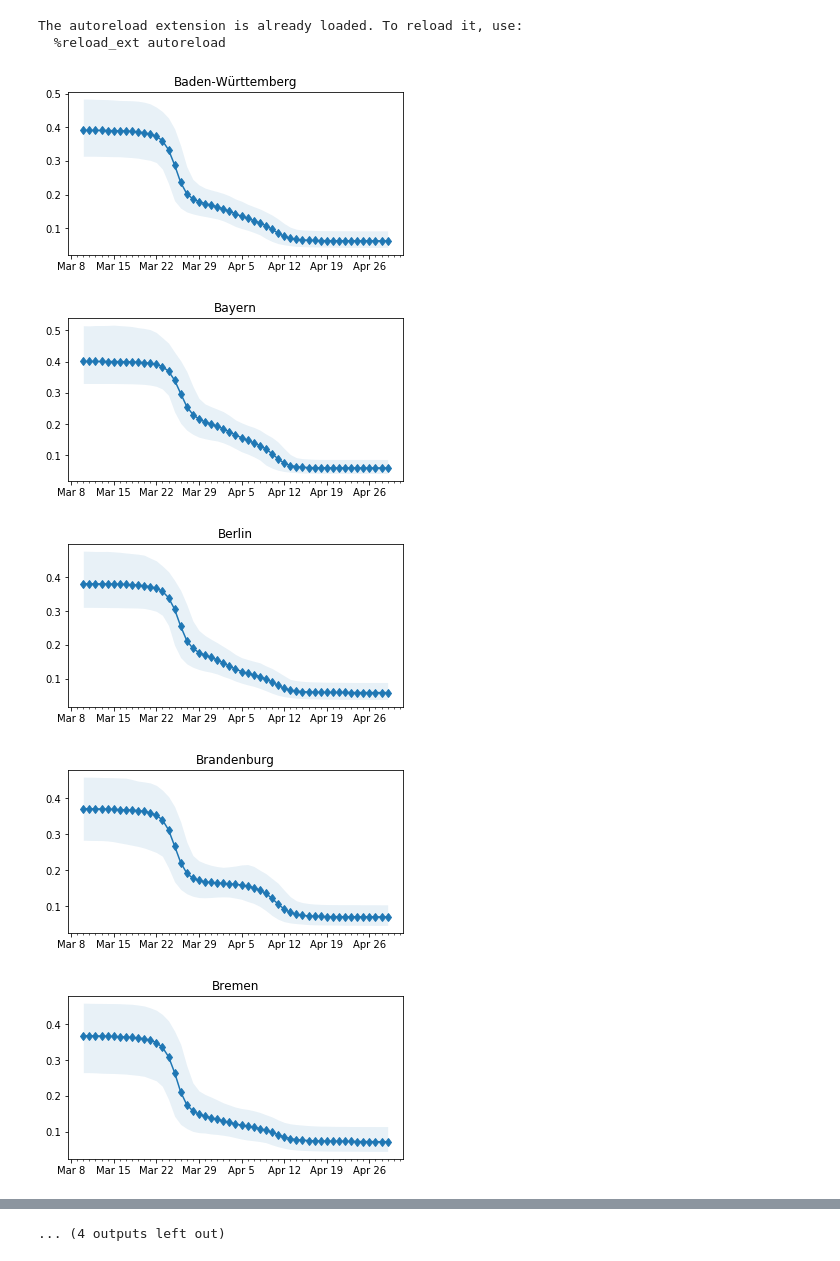
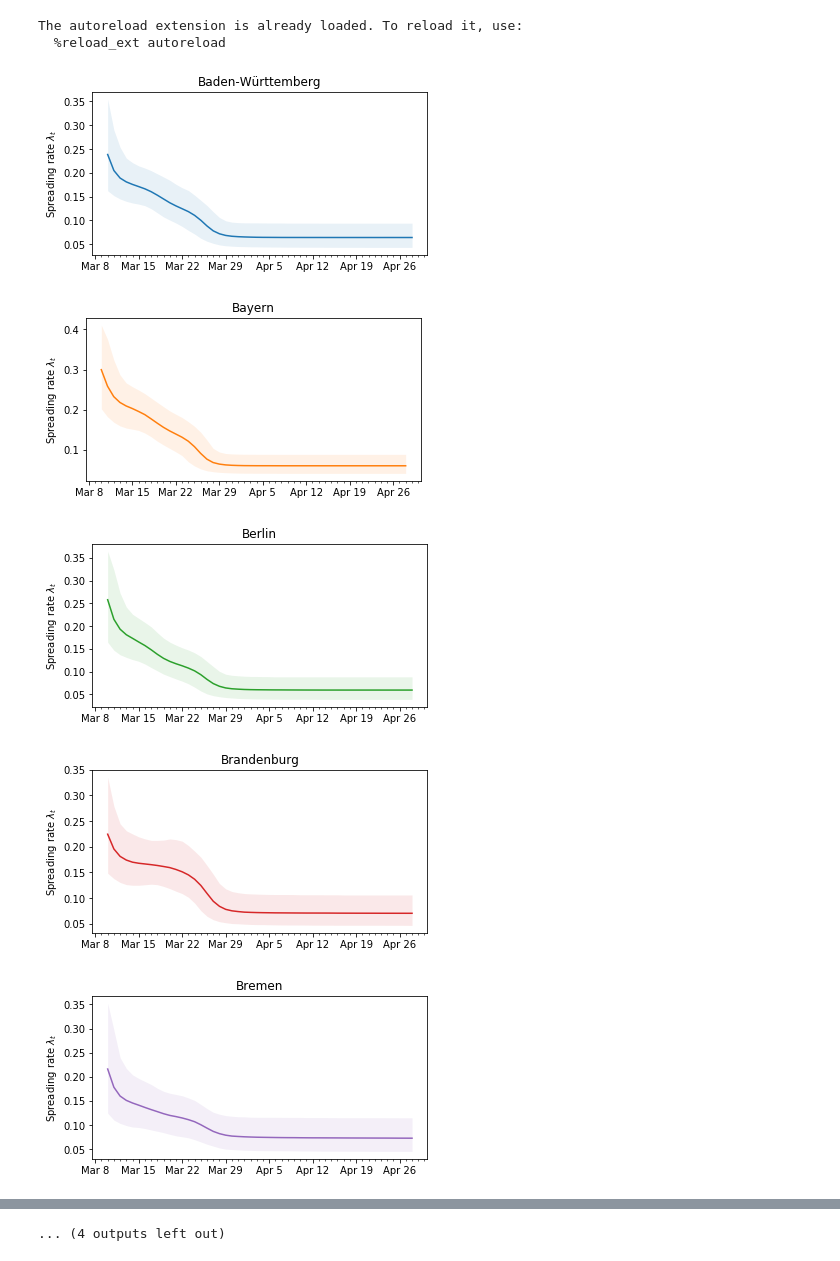
Before and after one commit to Priesemann-Group/covid19_inference, a Jupyter notebook: scripts/example_bundeslaender.ipynb, the cells around one changed output, grey strips where cells are left out. Saved outputs shown, nothing was run; the diff lists cells and outputs as text; code cells hidden in the pictures.

Commit message:
started with plotting distributions. feels bad man.

```diff
--- a/scripts/example_bundeslaender.ipynb
+++ b/scripts/example_bundeslaender.ipynb
@@ -117,9 +108,9 @@ WARNING  [pymc3] The number of effective samples is smaller than 10% for some pa
 We first define the x range on which we want to plot and create a datetime array for that range. Should be within the simulation period.
 # %%
 bd = datetime.datetime(2020,3,10)
-ed = datetime.datetime(2020,4,19) + datetime.timedelta(days=num_days_forecast)
+ed = datetime.datetime(2020,4,19) + datetime.timedelta(days=num_days_forecast-1)
 x = pd.date_range(bd,ed)
 # %% [markdown]
 Next we have to get our trace corresponding to that date range. We do that by calling the helper function `cov19.plot._get_array_from_trace_via_date()`.
 # %%
-y_all_regions = cov19.plot._get_array_from_trace_via_date(model,trace["lambda_t"],x)
+y_all_regions,_ = cov19.plot._get_array_from_trace_via_date(model,trace,"lambda_t",dates=x)
@@ -138,13 +127,14 @@ The autoreload extension is already loaded. To reload it, use:
 # %%
 for i in range(16):
     y = y_all_regions[:,:,i]
-    ax = cov19.plot._timeseries(x,y)
+    ax = cov19.plot._timeseries(x,y, what="model", color=f"C{i%9}")
     ax.set_title(df_bundeslaender.columns[i])
+    ax.set_ylabel(r"Spreading rate $\lambda_t$")
     cov19.plot._format_date_xticks(ax)
 plt.show()
 # %% [output]
-[figure, old version]
+[figure, new version]
-[figure, old version]
+[figure, new version]
-[figure, old version]
+[figure, new version]
-[figure, old version]
+[figure, new version]
-[figure, old version]
+[figure, new version]
```
Also changed, not shown: parts of 5 cells of this notebook, 3 other files.
